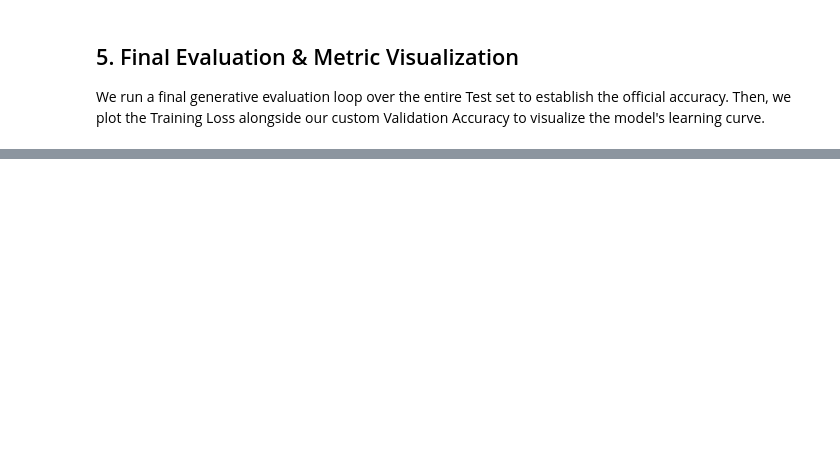
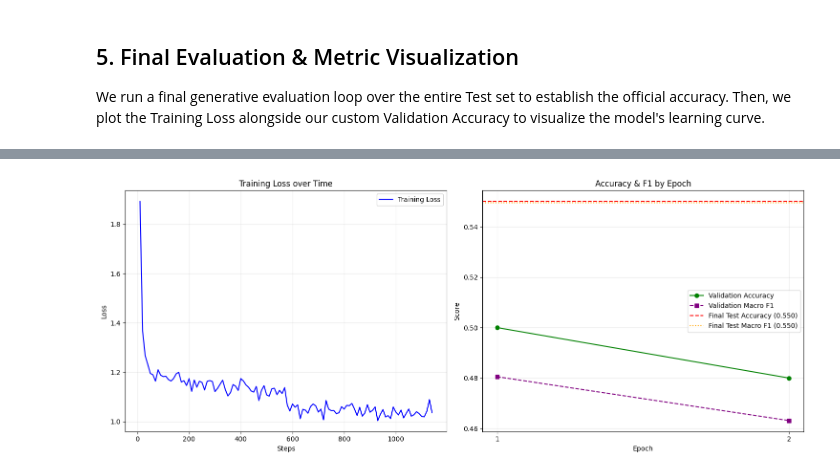
Before and after one commit to vonKleve/csci-e222-final-project, a Jupyter notebook: qa/02-medgemma-lora.ipynb, the cells around one changed output, grey strips where cells are left out. Drawn from its saved outputs; the diff is of its cells as text; code cells hidden in the pictures; blank space fills up the shorter version.

```diff
--- a/qa/02-medgemma-lora.ipynb
+++ b/qa/02-medgemma-lora.ipynb
@@ -157,6 +187,6 @@ At the end of an epoch, this callback switches the model to inference mode, gene
 # %%
 class MedicalQAEvaluationCallback(TrainerCallback):
-    def __init__(self, val_dataset, tokenizer, eval_every_epochs=1, sample_size=200):
+    def __init__(self, val_dataset, tokenizer, eval_every_epochs=1, sample_size=50):
         self.val_dataset = val_dataset
         self.tokenizer = tokenizer
         self.eval_every_epochs = eval_every_epochs
@@ -173,7 +203,6 @@ class MedicalQAEvaluationCallback(TrainerCallback):
         true_labels = []
         predictions = []
 
-        # Use a subset of validation data to keep epoch transitions fast
         eval_subset = self.val_dataset.select(range(min(self.sample_size, len(self.val_dataset))))
 
         with torch.no_grad():
@@ -182,29 +211,26 @@ class MedicalQAEvaluationCallback(TrainerCallback):
                 prompt_text = sample["text"].split("### Answer:\n")[0] + "### Answer:\n"
                 inputs = self.tokenizer([prompt_text], return_tensors="pt").to("cuda")
 
-                # Generate the answer token
+                # Answer token
                 outputs = model.generate(
                     **inputs,
                     max_new_tokens=2,
                     use_cache=True,
                     pad_token_id=self.tokenizer.eos_token_id,
-                    temperature=0.1 # Low temp for strict reasoning
+                    temperature=0.1 # greedy
                 )
 
                 decoded = self.tokenizer.batch_decode(outputs, skip_special_tokens=True)[0]
-
-                # Isolate the predicted and actual letters
                 predicted_letter = decoded.split("### Answer:\n")[-1].strip()[:1].upper()
                 actual_letter = sample["text"].split("### Answer:\n")[-1].strip()[:1].upper()
 
                 true_labels.append(actual_letter)
                 predictions.append(predicted_letter)
 
-        # Calculate metrics
         val_acc = accuracy_score(true_labels, predictions)
         val_f1 = f1_score(true_labels, predictions, average="macro")
 
-        # Inject metrics into the trainer's state history for plotting later
+        # Injecting info into the Trainer for later usage
         state.log_history.append({
             "epoch": state.epoch,
             "step": state.global_step,
@@ -222,7 +248,7 @@ We define the `SFTTrainer` and pass our custom `MedicalQAEvaluationCallback`.
 val_metrics_callback = MedicalQAEvaluationCallback(
     val_dataset=tokenized_dataset["validation"],
     tokenizer=tokenizer,
-    sample_size=300 # evaluate on 300 val samples per epoch
+    sample_size=50 # evaluate on this amount of examples per epoch
 )
 
 training_args = SFTConfig(
@@ -256,9 +282,7 @@ trainer = SFTTrainer(
     args=training_args,
 )
 
-# Run Training
 trainer_stats = trainer.train()
 
-# Save Checkpoint
 model.save_pretrained("medgemma_medqa_final")
 tokenizer.save_pretrained("medgemma_medqa_final")
@@ -360 +386,43 @@ plt.show()
+# %%
+# 2. Plot Training Loss and Validation Metrics
+history = trainer.state.log_history
+
+train_loss = [x['loss'] for x in history if 'loss' in x]
+train_steps = [x['step'] for x in history if 'loss' in x]
+
+val_acc_history = [x['val_accuracy'] for x in history if 'val_accuracy' in x]
+val_f1_history = [x.get('val_f1_macro', None) for x in history if 'val_accuracy' in x]
+val_f1_history = [v for v in val_f1_history if v is not None]
+val_epochs = list(range(1, len(val_acc_history) + 1))
+
+fig, (ax1, ax2) = plt.subplots(1, 2, figsize=(15, 6))
+
+# Training Loss
+ax1.plot(train_steps, train_loss, label='Training Loss', color='blue')
+ax1.set_title('Training Loss over Time')
+ax1.set_xlabel('Steps')
+ax1.set_ylabel('Loss')
+ax1.legend()
+ax1.grid(True, alpha=0.3)
+
+# Accuracy & F1 Score
+if len(val_acc_history) > 0:
+    ax2.plot(val_epochs, val_acc_history, label='Validation Accuracy', color='green', marker='o')
+if len(val_f1_history) > 0:
+    f1_epochs = list(range(1, len(val_f1_history) + 1))
+    ax2.plot(f1_epochs, val_f1_history, label='Validation Macro F1', color='purple', marker='s', linestyle='--')
+ax2.axhline(y=acc, color='red', linestyle='--', label=f"Final Test Accuracy ({acc:.3f})")
+ax2.axhline(y=f1_mac, color='orange', linestyle=':', label=f"Final Test Macro F1 ({f1_mac:.3f})")
+ax2.set_title('Accuracy & F1 by Epoch')
+ax2.set_xlabel('Epoch')
+ax2.set_ylabel('Score')
+ax2.set_xticks(val_epochs if len(val_epochs) > 0 else [1])
+ax2.legend()
+ax2.grid(True, alpha=0.3)
+
+plt.tight_layout()
+plt.savefig('qa_gemma_training_curves.png')
+plt.show()
+# %% [output]
+[figure, added]
 # %%
```
Also changed, not shown: parts of 14 cells of this notebook.
